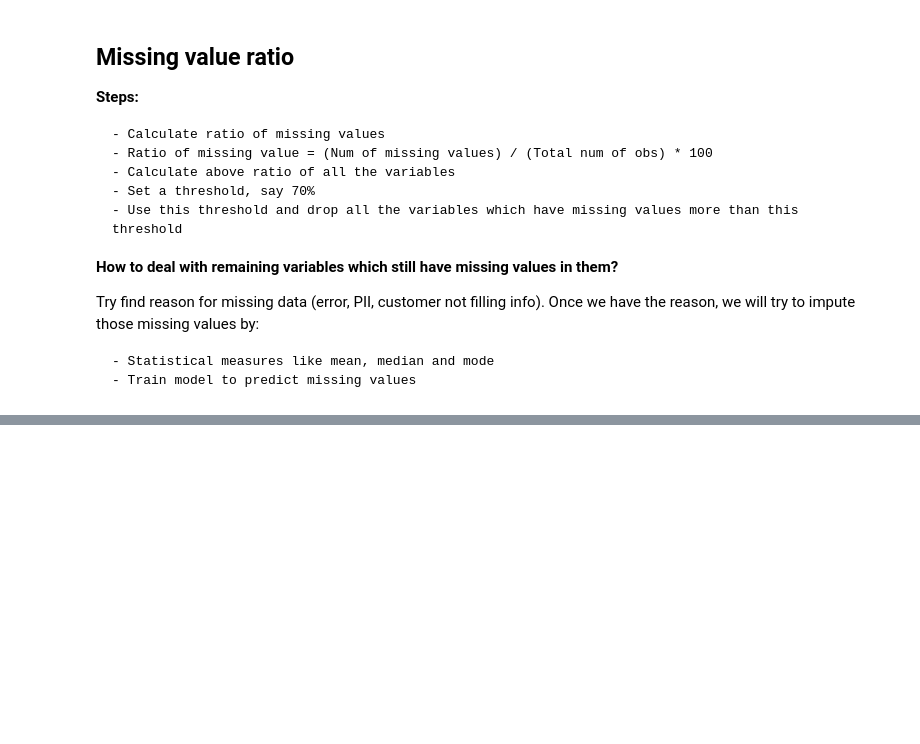
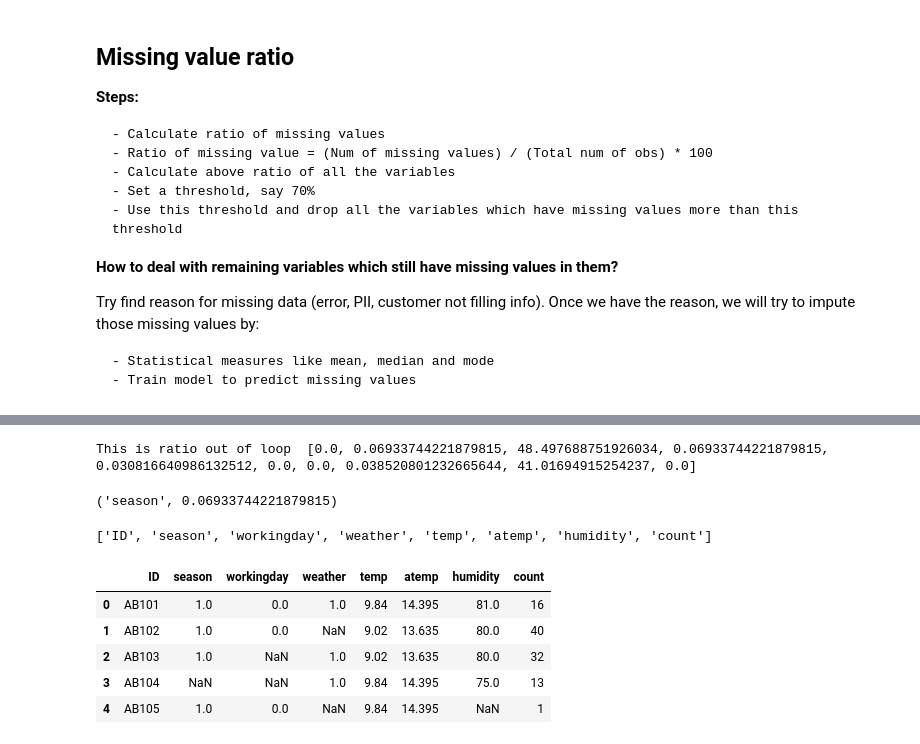
Before and after one commit to Neelam-Singhal/DimensionReduction, a Jupyter notebook: LinearModel_DimensionalityReduction.ipynb, the cells around one changed output, grey strips where cells are left out. Drawn from its saved outputs; the diff is of its cells as text; code cells hidden in the pictures; blank space fills up the shorter version.

```diff
--- a/LinearModel_DimensionalityReduction.ipynb
+++ b/LinearModel_DimensionalityReduction.ipynb
@@ -141,0 +71,42 @@ train_temp
+# %%
+cols = data_mv.columns
+# %%
+# Ratio of missing value = (Num of missing values) / (Total num of obs) * 100
+ratios = []
+for i in (cols):
+    ratios_temp = (data_mv[i].isna().sum() / data_mv.shape[0])*100
+    ratios.append(ratios_temp)
+
+print("This is ratio out of loop ", ratios)
+    #ratios[i] = data[i].isna().sum() / data.shape[0]
+# %% [output]
+This is ratio out of loop  [0.0, 0.06933744221879815, 48.497688751926034, 0.06933744221879815, 0.030816640986132512, 0.0, 0.0, 0.038520801232665644, 41.01694915254237, 0.0]
+# %%
+cols[1], ratios[1]
+# %% [output]
+('season', 0.06933744221879815)
+# %%
+# set the threshold
+
+thresh = 40
+indexlist = []
+for i in range(len(cols)):
+    if ratios[i] < thresh:
+        indexlist.append(cols[i])
+
+#list of columns with greater threshold
+
+indexlist
+# %% [output]
+['ID', 'season', 'workingday', 'weather', 'temp', 'atemp', 'humidity', 'count']
+# %%
+new_data = data_mv[indexlist]
+# %%
+new_data.head()
+# %% [output]
+|  | ID | season | workingday | weather | temp | atemp | humidity | count |
+| 0 | AB101 | 1.0 | 0.0 | 1.0 | 9.84 | 14.395 | 81.0 | 16 |
+| 1 | AB102 | 1.0 | 0.0 | NaN | 9.02 | 13.635 | 80.0 | 40 |
+| 2 | AB103 | 1.0 | NaN | 1.0 | 9.02 | 13.635 | 80.0 | 32 |
+| 3 | AB104 | NaN | NaN | 1.0 | 9.84 | 14.395 | 75.0 | 13 |
+| 4 | AB105 | 1.0 | 0.0 | NaN | 9.84 | 14.395 | NaN | 1 |
```
Also changed, not shown: parts of 68 cells of this notebook.
